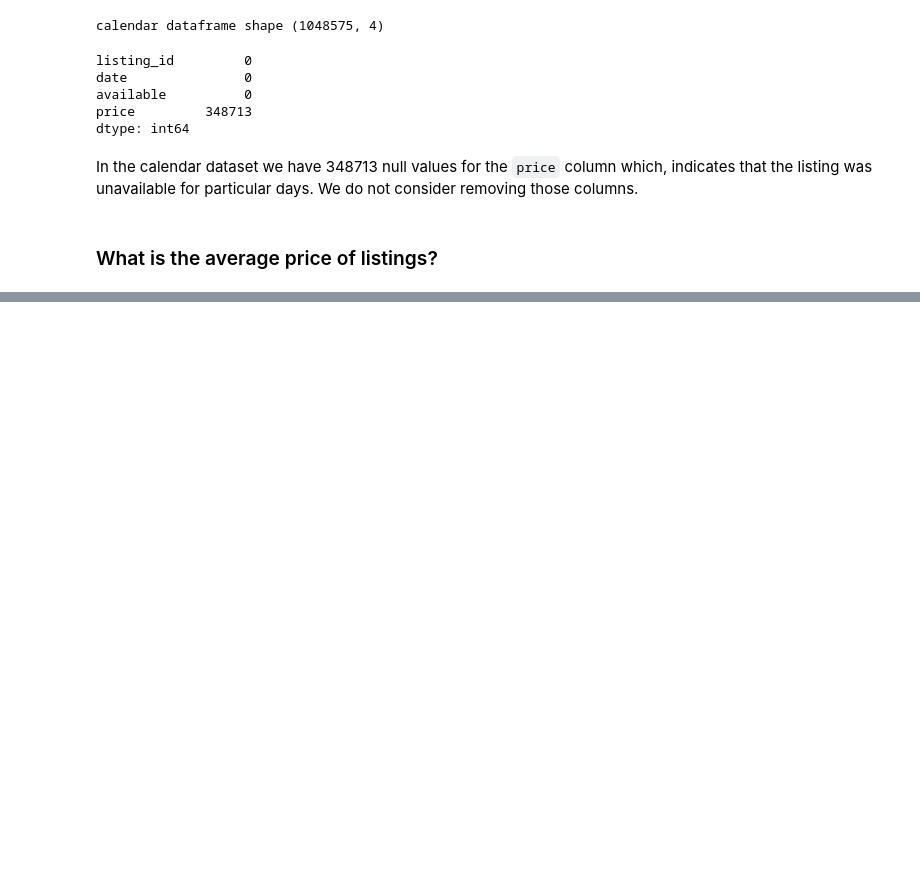
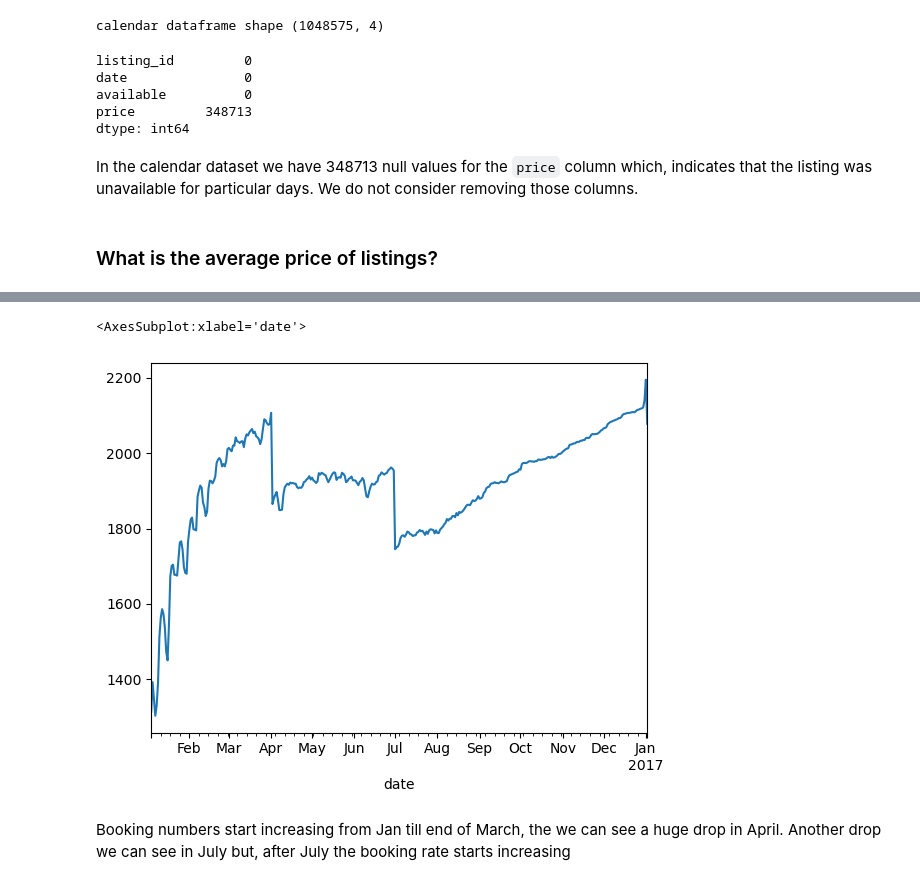
Before and after one commit to ruddysimon/ADS507---Practical-Data-Engineering, a Jupyter notebook: Airbnb_Seattle.ipynb, the cells around one changed output, grey strips where cells are left out. Saved outputs shown, nothing was run; the diff lists cells and outputs as text; code cells hidden in the pictures; blank space fills up the shorter version.

```diff
--- a/Airbnb_Seattle.ipynb
+++ b/Airbnb_Seattle.ipynb
@@ -85,0 +99,3 @@ TypeError: no numeric data to plot
+# %%
+cal_df['available'] = cal_df['available'].replace({ 't': 1, 'f': 0 })
+cal_df
@@ -85,0 +116,8 @@ TypeError: no numeric data to plot
+# %%
+availability_df = cal_df.groupby('date').sum()['available']
+availability_df.plot(kind='line')
+# %% [output]
+<AxesSubplot:xlabel='date'>
+[figure, added]
+# %% [markdown]
+Booking numbers start increasing from Jan till end of March, the we can see a huge drop in April. Another drop we can see in July but, after July the booking rate starts increasing
```
Also changed, not shown: parts of 15 cells of this notebook.
